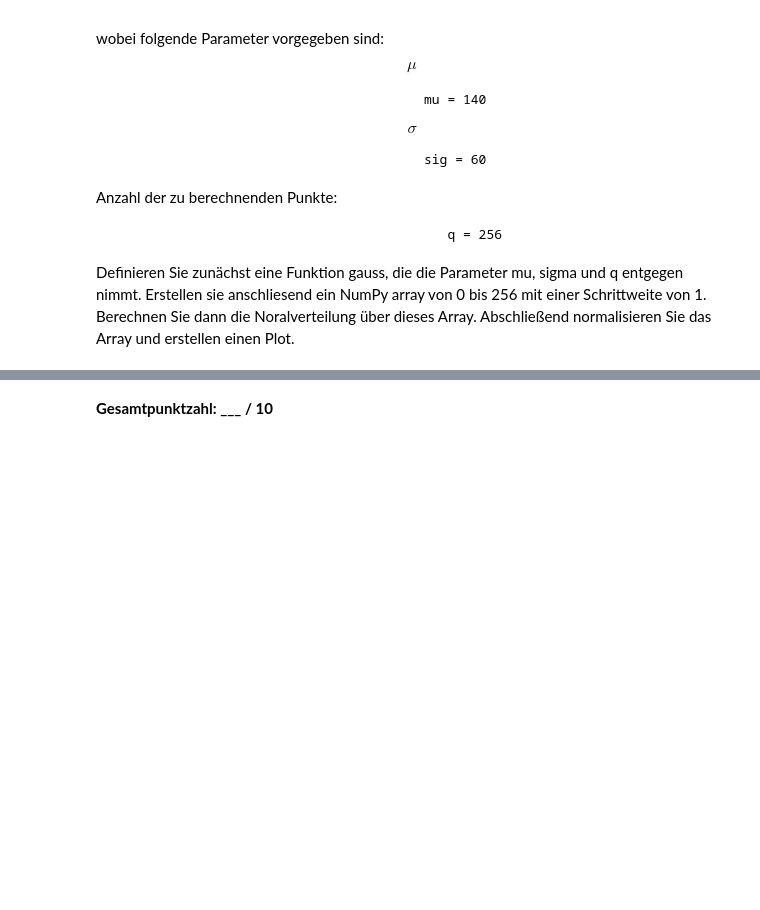
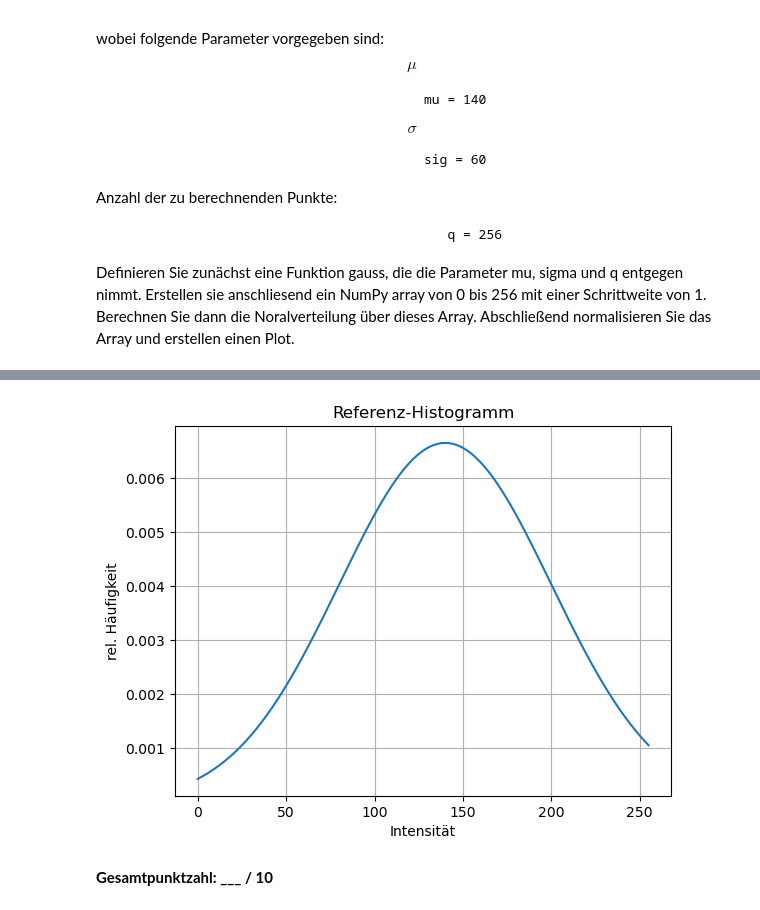
Before and after one commit to itsinfi/python-kurs, a Jupyter notebook: 02/Hausaufgabe-02-SaschaAngermann-102205656/Hausaufgabe-02.ipynb, the cells around one changed output, grey strips where cells are left out. Drawn from its saved outputs; the diff is of its cells as text; code cells hidden in the pictures; blank space fills up the shorter version.

```diff
--- a/02/Hausaufgabe-02-SaschaAngermann-102205656/Hausaufgabe-02.ipynb
+++ b/02/Hausaufgabe-02-SaschaAngermann-102205656/Hausaufgabe-02.ipynb
@@ -176,26 +286,31 @@ Referenz: so sollte die Ausgabe aussehen:
 #-----------------------------------
 # Gaußverteilung berechnen
 #-----------------------------------
-def gaussHist(m,s,q):
+def gauss(mu, sigma, q):
 
-    # Ihr code hier
+    h = []
+
+    for x in range(q):
+        h.append(1 / (sigma * math.sqrt(2 * math.pi)) * math.e ** (- 1 / 2 * ((x - mu) / sigma) ** 2))
 
     return h
 # %%
 m = 140
 s = 60
 q = 256
 
 #-----------------------------------
 # Referenz-Histogramm ermitteln
 #-----------------------------------
-hr = gaussHist(m,s,q)
+hr = gauss(m,s,q)
 
 plt.plot(hr)
 plt.xlabel('Intensität')
 plt.ylabel('rel. Häufigkeit')
 plt.title('Referenz-Histogramm')
 plt.grid('on')
 plt.show()
+# %% [output]
+[figure, added]
 # %% [markdown]
 **Gesamtpunktzahl:  ___ / 10**
```
Also changed, not shown: parts of 8 cells of this notebook, 4 other files.
